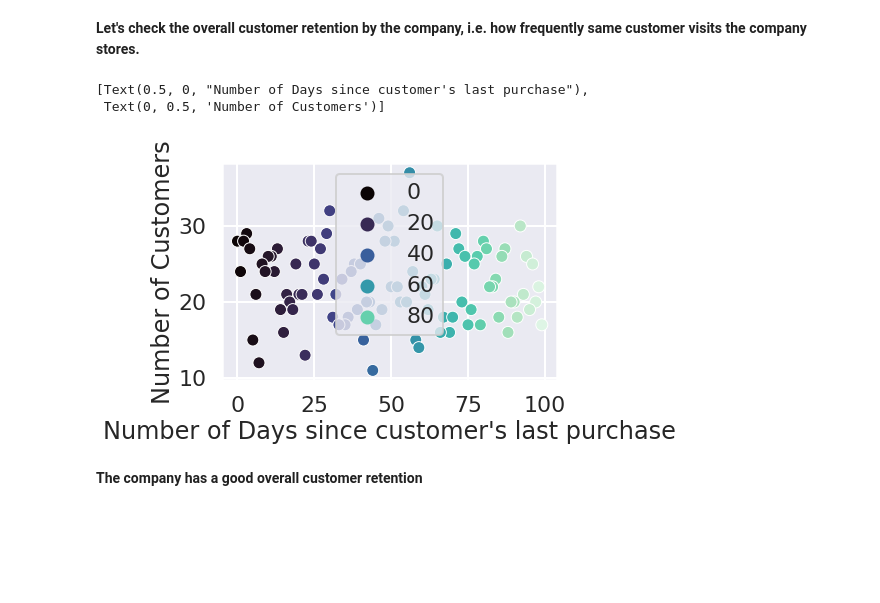
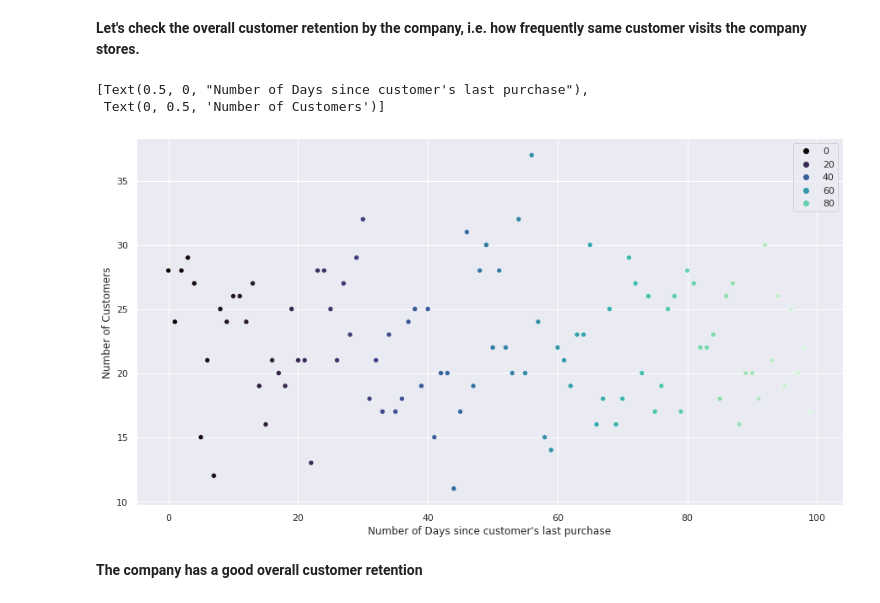
Before and after one commit to ashishakkumar/centerhears_internship, a Jupyter notebook: chears-internship-task.ipynb, the cells around one changed output. Cells and saved outputs as stored; diff of their text form; code cells hidden in the pictures; blank space fills up the shorter version.

```diff
--- a/chears-internship-task.ipynb
+++ b/chears-internship-task.ipynb
@@ -126,6 +126,7 @@ sns.set_style('whitegrid')
 g=sns.barplot(y=consumable_products_total.values,x=consumable_products_total.index,hue = ['Wines','Fruits','Meat Products','Fish Products','Sweet Products','Gold Products'],palette='viridis')
 plt.title('Products consumed by customer')
 plt.xticks(rotation =60)
+sns.set(rc = {'figure.figsize':(15,8)})
 g.set_xticklabels(['Wines','Fruits','Meat Products','Fish Products','Sweet Products','Gold Products'])
 plt.show()
 # %% [output]
@@ -161,6 +162,7 @@ Percentage of customers purchasing something from store when there is a discount
 JuneDA['total_purchases']=JuneDA['NumWebPurchases']+JuneDA['NumStorePurchases']
 sns.set_palette('RdBu')
 sns.set_context('poster')
+sns.set(rc = {'figure.figsize':(15,8)})
 total_purchases = JuneDA[JuneDA['Income']<100000]
 g=sns.scatterplot(x=total_purchases['Income'],y=JuneDA['total_purchases'],hue=JuneDA['total_purchases'],palette='rocket')
 plt.setp(g.get_legend().get_texts(), fontsize='15') # for legend text
@@ -186,13 +188,14 @@ Percentage of people buying from the online store who visited the website = 74.1
 # %%
 NumberOfDays= JuneDA['Recency'].value_counts()
 sns.set_style('darkgrid')
 sns.set_palette('PRGn')
+sns.set(rc = {'figure.figsize':(15,8)})
 g =sns.scatterplot(y=NumberOfDays.values,x=NumberOfDays.index,hue=NumberOfDays.index,palette='mako')
 g.set(xlabel = "Number of Days since customer's last purchase", ylabel = "Number of Customers")
 # %% [output]
 [Text(0.5, 0, "Number of Days since customer's last purchase"),
  Text(0, 0.5, 'Number of Customers')]
-[figure, old version]
+[figure, new version]
 # %% [markdown]
 **The company has a good overall customer retention**
 # %% [markdown]
```
Also changed, not shown: parts of 3 cells of this notebook.
